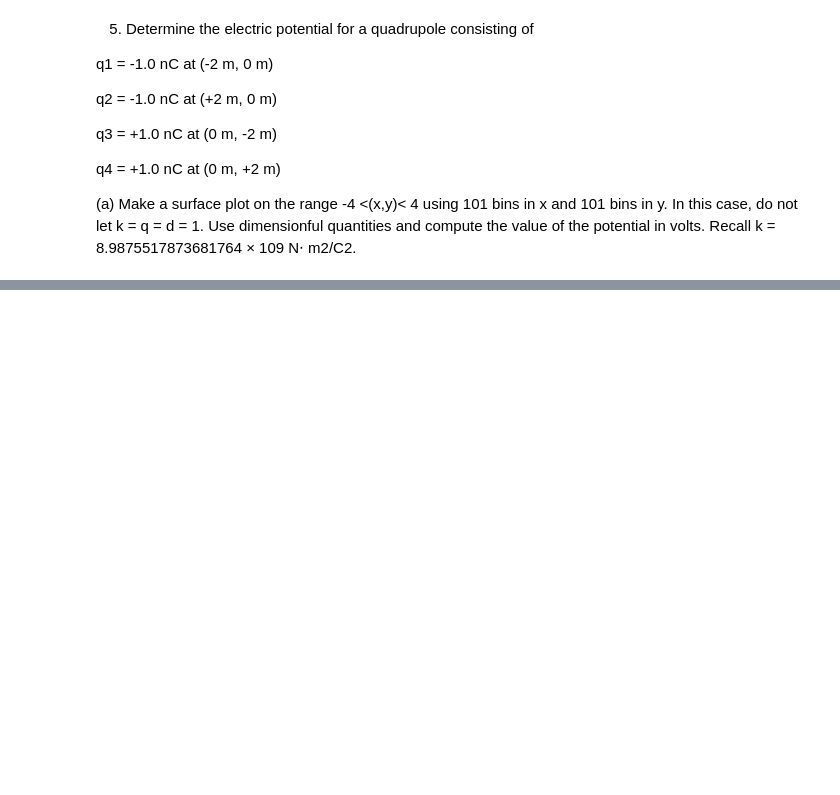
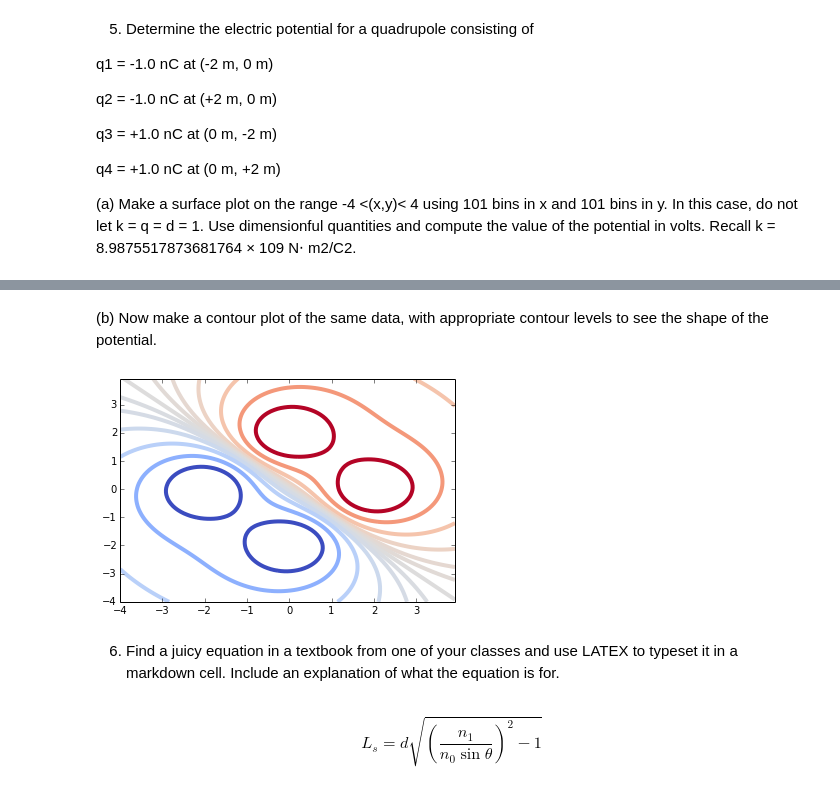
Before and after one commit to dlhoang/PHYS202-S14, a Jupyter notebook: Graphics/GraphicsExercises.ipynb, the cells around one changed output, grey strips where cells are left out. Cells and saved outputs as stored; diff of their text form; code cells hidden in the pictures; blank space fills up the shorter version.

```diff
--- a/Graphics/GraphicsExercises.ipynb
+++ b/Graphics/GraphicsExercises.ipynb
@@ -319,0 +343,14 @@ savefig("Dipole.png")
+# %% [markdown]
+(b) Now make a contour plot of the same data, with appropriate contour levels to see the shape of the potential.
+# %%
+#Represent 3D data by contours
+levels = array([8, 4, 2, 1, 0.5, 0.25, 0, -0.25, -0.5, -1, -2, -4, -8])
+plt.contour(x,y,V,levels,linewidths=4,cmap=cm.coolwarm);
+# %% [output]
+[figure, added]
+# %% [markdown]
+6) Find a juicy equation in a textbook from one of your classes and use LATEX to typeset it in a markdown cell. Include an explanation of what the equation is for.
+# %% [markdown]
+\begin{equation}
+L_s = d\sqrt{(\frac{n_1}{n_0\sin{\theta}})^2-1}
+\end{equation}
```
Also changed, not shown: parts of 4 cells of this notebook, 15 other files.
